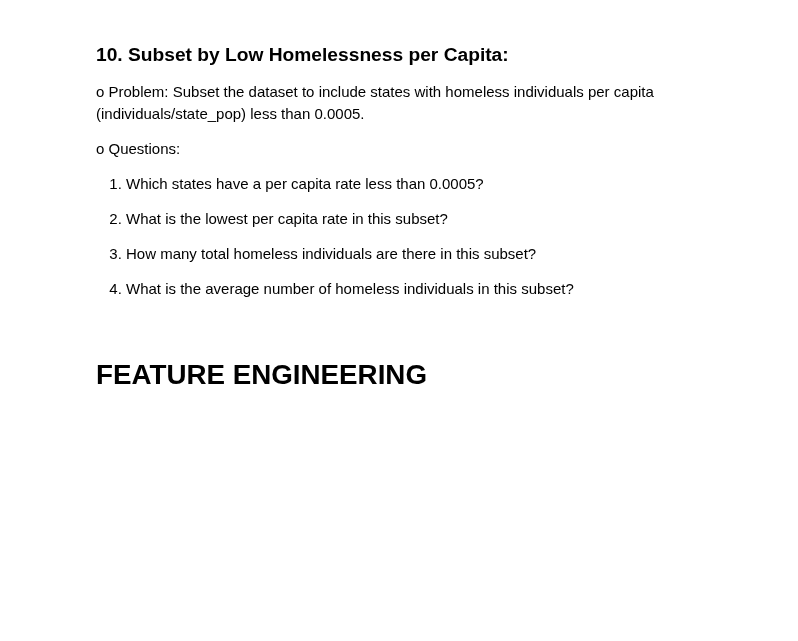
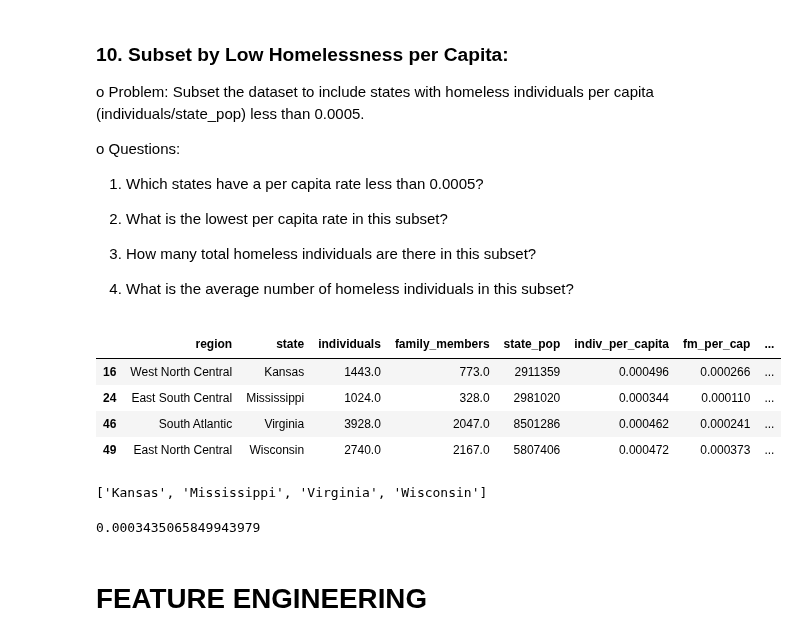
Before and after one commit to S827/python-programs, a Jupyter notebook: EDAPractice/DMWithPandas/CH1_TransformingDataframes/Homelessness_Exercise.ipynb, the cells around one changed output. Cells and saved outputs as stored; diff of their text form; code cells hidden in the pictures; blank space fills up the shorter version.

Commit message:
added subsetting problem 10 solution

```diff
--- a/EDAPractice/DMWithPandas/CH1_TransformingDataframes/Homelessness_Exercise.ipynb
+++ b/EDAPractice/DMWithPandas/CH1_TransformingDataframes/Homelessness_Exercise.ipynb
@@ -1206,3 +1206,24 @@ o	Questions:
 3.	How many total homeless individuals are there in this subset?
 
 4.	What is the average number of homeless individuals in this subset?
+# %%
+low_hl_per_cap = homeless[homeless['indiv_per_capita'] < 0.0005]
+low_hl_per_cap.head()
+# %% [output]
+|  | region | state | individuals | family_members | state_pop | indiv_per_capita | fm_per_cap | ... |
+| 16 | West North Central | Kansas | 1443.0 | 773.0 | 2911359 | 0.000496 | 0.000266 | ... |
+| 24 | East South Central | Mississippi | 1024.0 | 328.0 | 2981020 | 0.000344 | 0.000110 | ... |
+| 46 | South Atlantic | Virginia | 3928.0 | 2047.0 | 8501286 | 0.000462 | 0.000241 | ... |
+| 49 | East North Central | Wisconsin | 2740.0 | 2167.0 | 5807406 | 0.000472 | 0.000373 | ... |
+# %%
+# 1.	Which states have a per capita rate less than 0.0005?
+st_p_c_r = list(low_hl_per_cap['state'])
+st_p_c_r
+# %% [output]
+['Kansas', 'Mississippi', 'Virginia', 'Wisconsin']
+# %%
+# 2.	What is the lowest per capita rate in this subset?
+low_per_cap_rate = low_hl_per_cap.sort_values('indiv_per_capita').iloc[0, 5]
+low_per_cap_rate
+# %% [output]
+0.0003435065849943979
```
Also changed, not shown: parts of 1 cell of this notebook.
